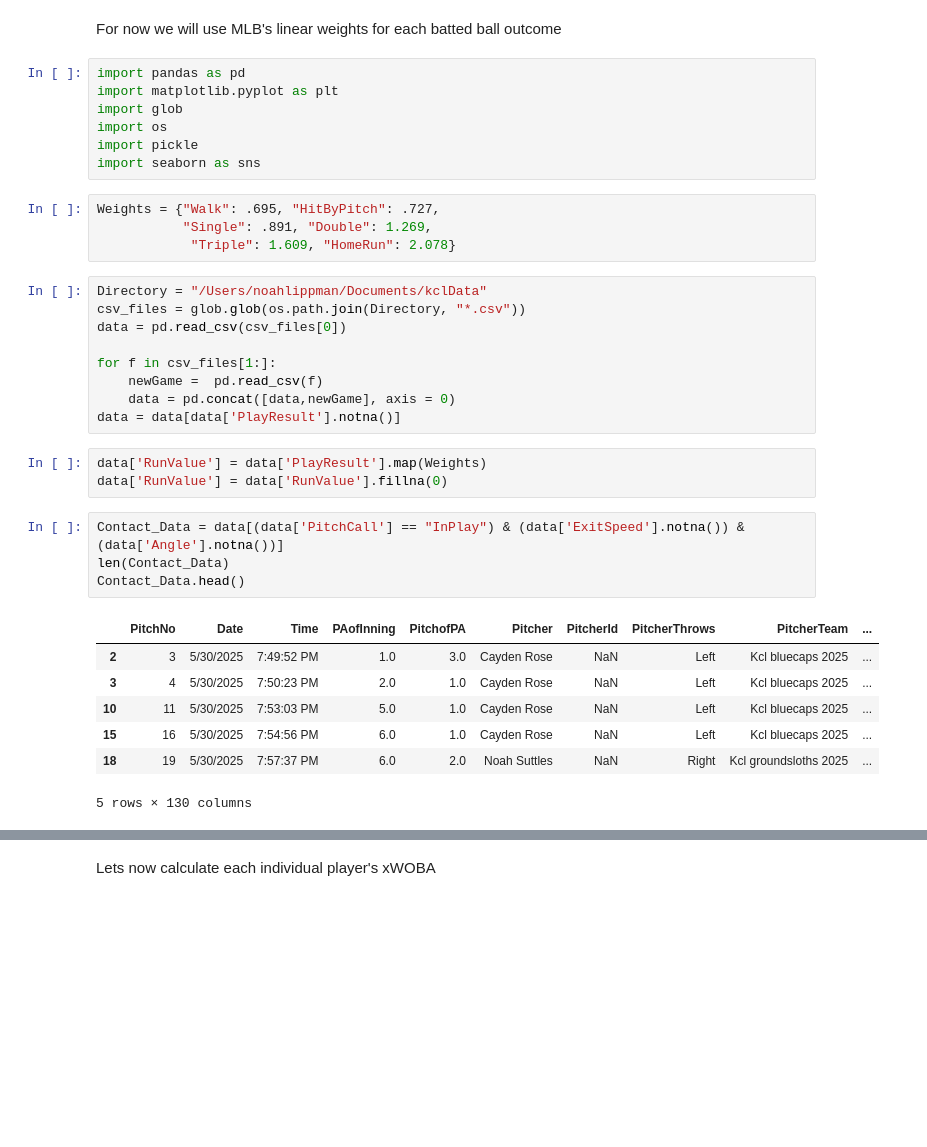
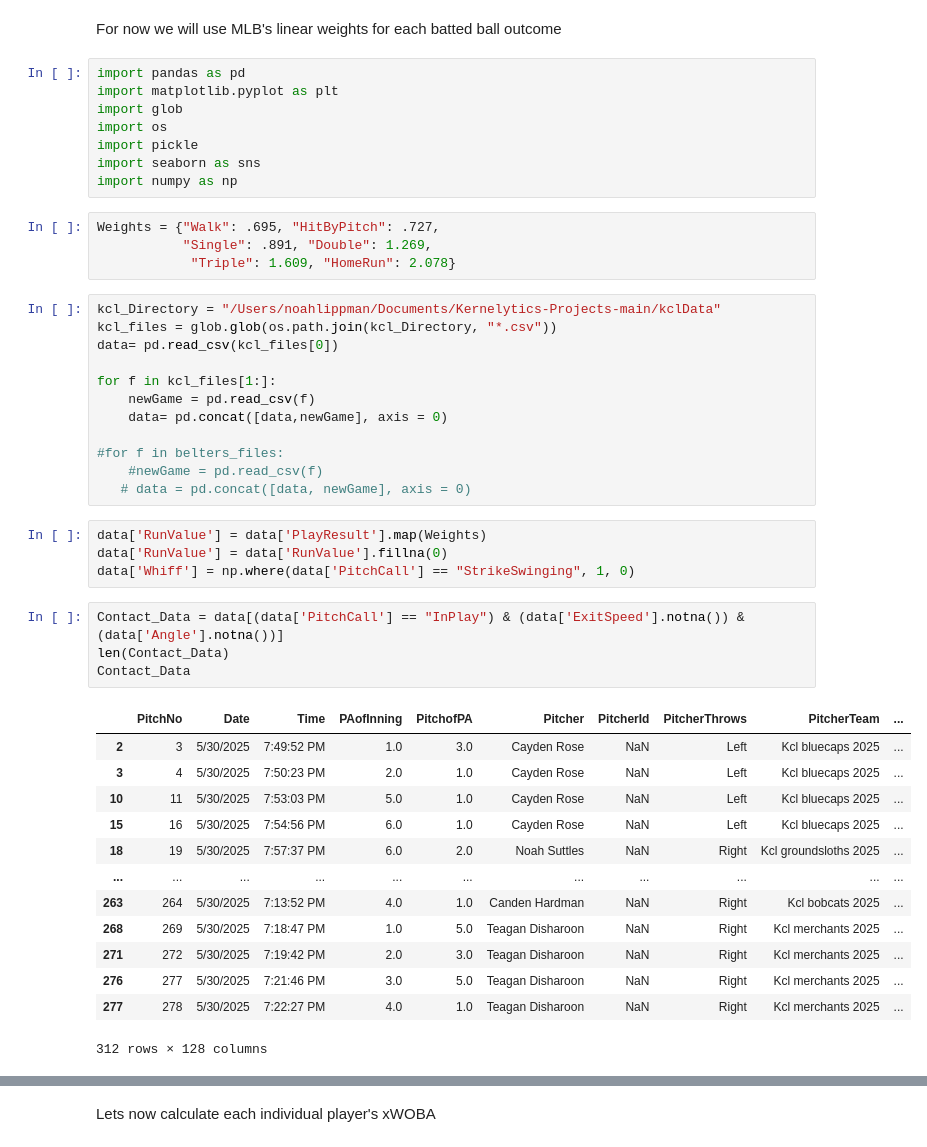
Before and after one commit to NoahLippman/Kernelytics-Projects, a Jupyter notebook: xWOBA_KCL/KCL_XWOBA.ipynb, the cells around one changed output, grey strips where cells are left out. Drawn from its saved outputs; the diff is of its cells as text; blank space fills up the shorter version.

```diff
--- a/xWOBA_KCL/KCL_XWOBA.ipynb
+++ b/xWOBA_KCL/KCL_XWOBA.ipynb
@@ -7,34 +7,45 @@ import glob
 import os
 import pickle
 import seaborn as sns
+import numpy as np
 # %%
 Weights = {"Walk": .695, "HitByPitch": .727,
            "Single": .891, "Double": 1.269,
             "Triple": 1.609, "HomeRun": 2.078}
 # %%
-Directory = "/Users/noahlippman/Documents/kclData"
-csv_files = glob.glob(os.path.join(Directory, "*.csv"))
-data = pd.read_csv(csv_files[0])
+kcl_Directory = "/Users/noahlippman/Documents/Kernelytics-Projects-main/kclData"
+kcl_files = glob.glob(os.path.join(kcl_Directory, "*.csv"))
+data= pd.read_csv(kcl_files[0])
 
-for f in csv_files[1:]:
-    newGame =  pd.read_csv(f)
-    data = pd.concat([data,newGame], axis = 0)
-data = data[data['PlayResult'].notna()]
+for f in kcl_files[1:]:
+    newGame = pd.read_csv(f)
+    data= pd.concat([data,newGame], axis = 0)
+
+#for f in belters_files:
+    #newGame = pd.read_csv(f)
+   # data = pd.concat([data, newGame], axis = 0)
 # %%
 data['RunValue'] = data['PlayResult'].map(Weights)
 data['RunValue'] = data['RunValue'].fillna(0)
+data['Whiff'] = np.where(data['PitchCall'] == "StrikeSwinging", 1, 0)
 # %%
 Contact_Data = data[(data['PitchCall'] == "InPlay") & (data['ExitSpeed'].notna()) & (data['Angle'].notna())]
 len(Contact_Data)
-Contact_Data.head()
+Contact_Data
 # %% [output]
 |  | PitchNo | Date | Time | PAofInning | PitchofPA | Pitcher | PitcherId | PitcherThrows | PitcherTeam | ... |
 | 2 | 3 | 5/30/2025 | 7:49:52 PM | 1.0 | 3.0 | Cayden Rose | NaN | Left | Kcl bluecaps 2025 | ... |
 | 3 | 4 | 5/30/2025 | 7:50:23 PM | 2.0 | 1.0 | Cayden Rose | NaN | Left | Kcl bluecaps 2025 | ... |
 | 10 | 11 | 5/30/2025 | 7:53:03 PM | 5.0 | 1.0 | Cayden Rose | NaN | Left | Kcl bluecaps 2025 | ... |
 | 15 | 16 | 5/30/2025 | 7:54:56 PM | 6.0 | 1.0 | Cayden Rose | NaN | Left | Kcl bluecaps 2025 | ... |
 | 18 | 19 | 5/30/2025 | 7:57:37 PM | 6.0 | 2.0 | Noah Suttles | NaN | Right | Kcl groundsloths 2025 | ... |
+| ... | ... | ... | ... | ... | ... | ... | ... | ... | ... | ... |
+| 263 | 264 | 5/30/2025 | 7:13:52 PM | 4.0 | 1.0 | Canden Hardman | NaN | Right | Kcl bobcats 2025 | ... |
+| 268 | 269 | 5/30/2025 | 7:18:47 PM | 1.0 | 5.0 | Teagan Disharoon | NaN | Right | Kcl merchants 2025 | ... |
+| 271 | 272 | 5/30/2025 | 7:19:42 PM | 2.0 | 3.0 | Teagan Disharoon | NaN | Right | Kcl merchants 2025 | ... |
+| 276 | 277 | 5/30/2025 | 7:21:46 PM | 3.0 | 5.0 | Teagan Disharoon | NaN | Right | Kcl merchants 2025 | ... |
+| 277 | 278 | 5/30/2025 | 7:22:27 PM | 4.0 | 1.0 | Teagan Disharoon | NaN | Right | Kcl merchants 2025 | ... |
-5 rows × 130 columns
+312 rows × 128 columns
 # %%
 from sklearn.model_selection import KFold, cross_val_score
 from sklearn.neighbors import KNeighborsRegressor
```
Also changed, not shown: parts of 11 cells of this notebook.
